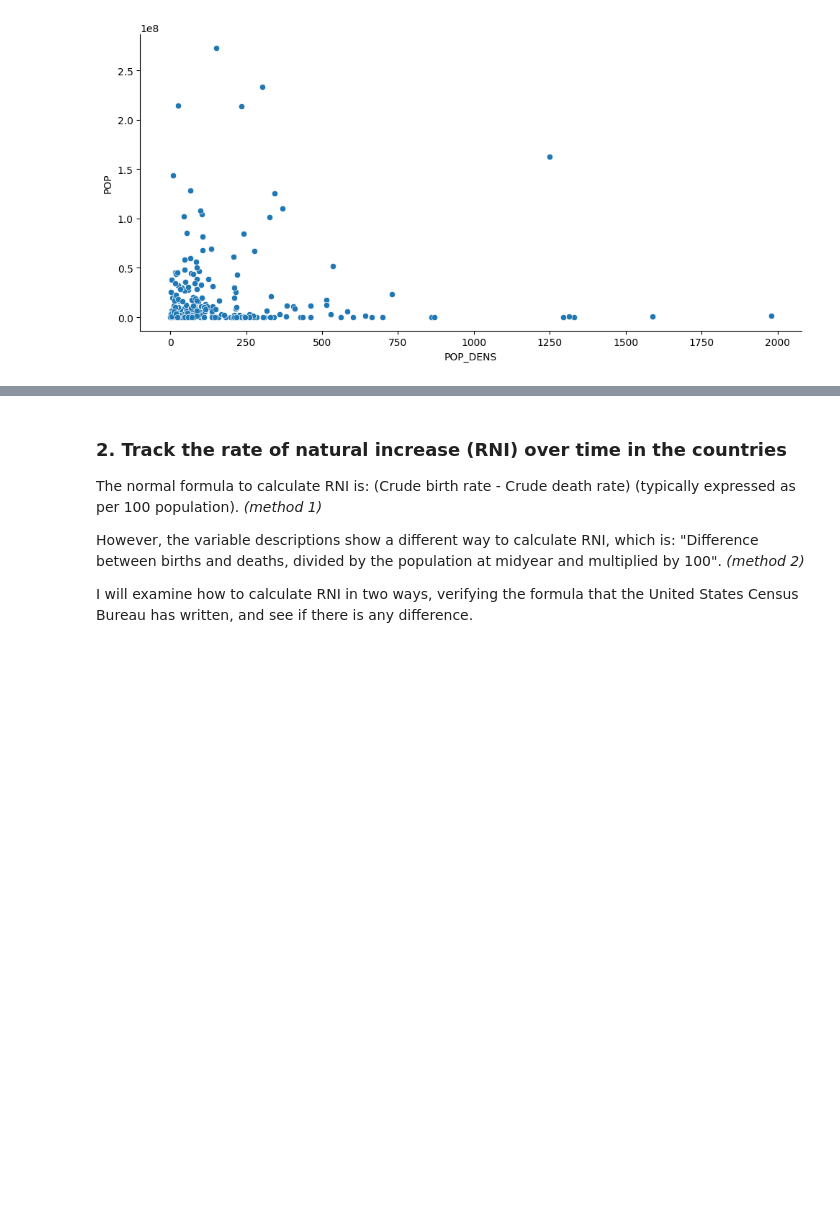
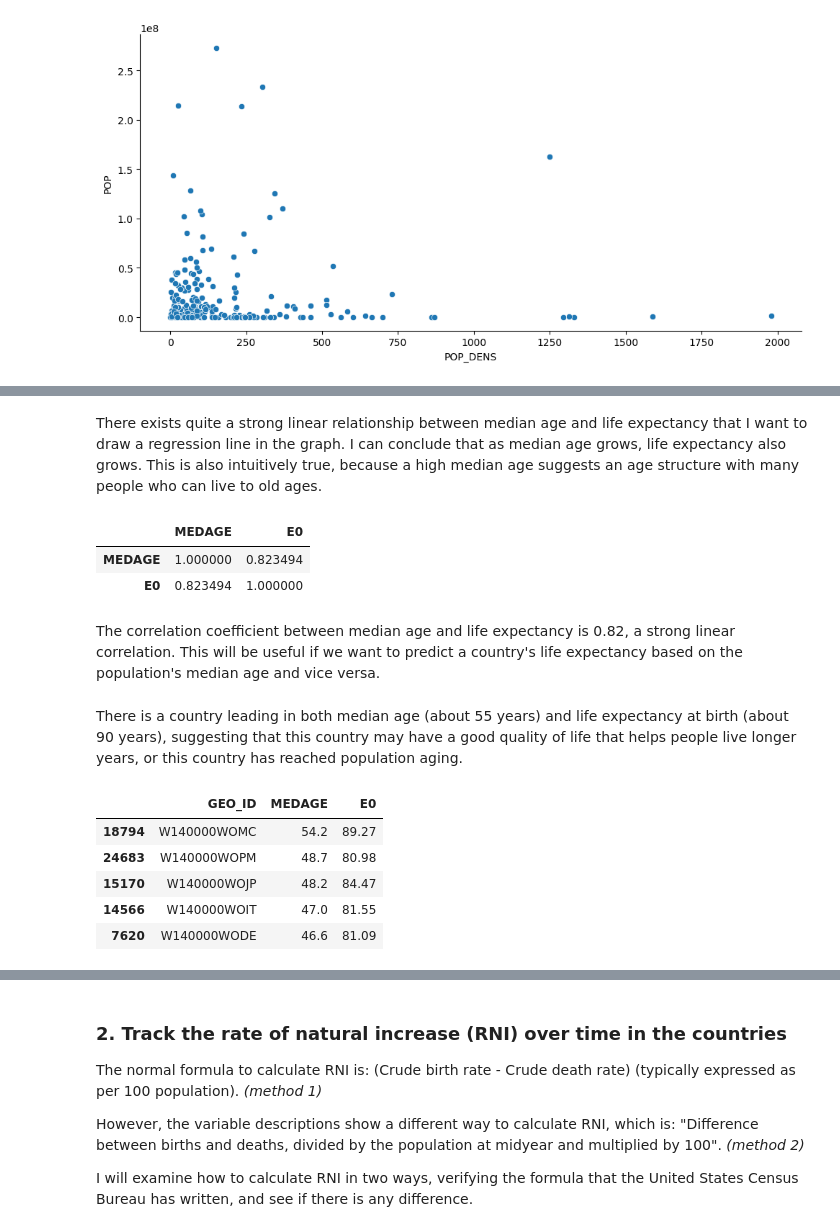
Before and after one commit to thaianle/international-database, a Jupyter notebook: idb5yr-python.ipynb, the cells around one changed output, grey strips where cells are left out. Drawn from its saved outputs; the diff is of its cells as text; code cells hidden in the pictures; blank space fills up the shorter version.

```diff
--- a/idb5yr-python.ipynb
+++ b/idb5yr-python.ipynb
@@ -155,0 +198,23 @@ pop_scatter = sns.relplot(data = pop_2020_rm, x = 'POP_DENS', y = 'POP', kind =
+# %% [markdown]
+There exists quite a strong linear relationship between median age and life expectancy that I want to draw a regression line in the graph. I can conclude that as median age grows, life expectancy also grows. This is also intuitively true, because a high median age suggests an age structure with many people who can live to old ages.
+# %%
+# Extract the correlation matrix for median age and life expectancy columns
+pop_2020[['MEDAGE', 'E0']].corr()
+# %% [output]
+|  | MEDAGE | E0 |
+| MEDAGE | 1.000000 | 0.823494 |
+| E0 | 0.823494 | 1.000000 |
+# %% [markdown]
+The correlation coefficient between median age and life expectancy is 0.82, a strong linear correlation. This will be useful if we want to predict a country's life expectancy based on the population's median age and vice versa.
+# %% [markdown]
+There is a country leading in both median age (about 55 years) and life expectancy at birth (about 90 years), suggesting that this country may have a good quality of life that helps people live longer years, or this country has reached population aging.
+# %%
+# What is this country with really high median age?
+pop_2020.sort_values(['MEDAGE', 'E0'], ascending = False)[['GEO_ID', 'MEDAGE', 'E0']].head()
+# %% [output]
+|  | GEO_ID | MEDAGE | E0 |
+| 18794 | W140000WOMC | 54.2 | 89.27 |
+| 24683 | W140000WOPM | 48.7 | 80.98 |
+| 15170 | W140000WOJP | 48.2 | 84.47 |
+| 14566 | W140000WOIT | 47.0 | 81.55 |
+| 7620 | W140000WODE | 46.6 | 81.09 |
```
Also changed, not shown: parts of 9 cells of this notebook.
